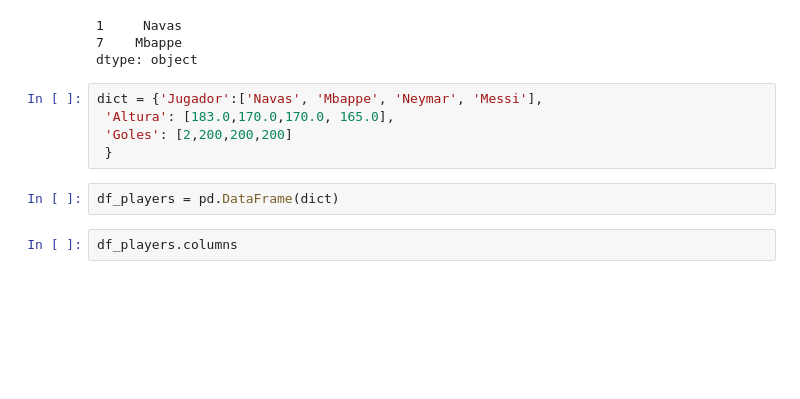
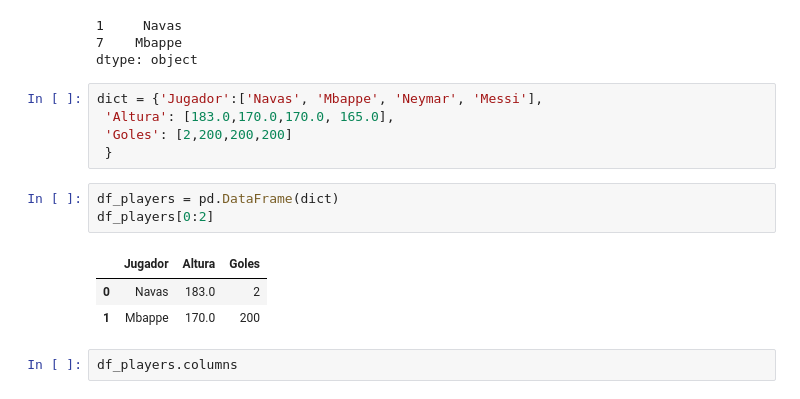
Before and after one commit to jfloreshe/Colab, a Jupyter notebook: temp/numpy-pandas.ipynb, the cells around one changed output. Saved outputs shown, nothing was run; the diff lists cells and outputs as text; blank space fills up the shorter version.

```diff
--- a/temp/numpy-pandas.ipynb
+++ b/temp/numpy-pandas.ipynb
@@ -237,6 +261,11 @@ dict = {'Jugador':['Navas', 'Mbappe', 'Neymar', 'Messi'],
  }
 # %%
 df_players = pd.DataFrame(dict)
+df_players[0:2]
+# %% [output]
+|  | Jugador | Altura | Goles |
+| 0 | Navas | 183.0 | 2 |
+| 1 | Mbappe | 170.0 | 200 |
 # %%
 df_players.columns
 # %% [output]
```
Also changed, not shown: parts of 6 cells of this notebook, 10 other files.
